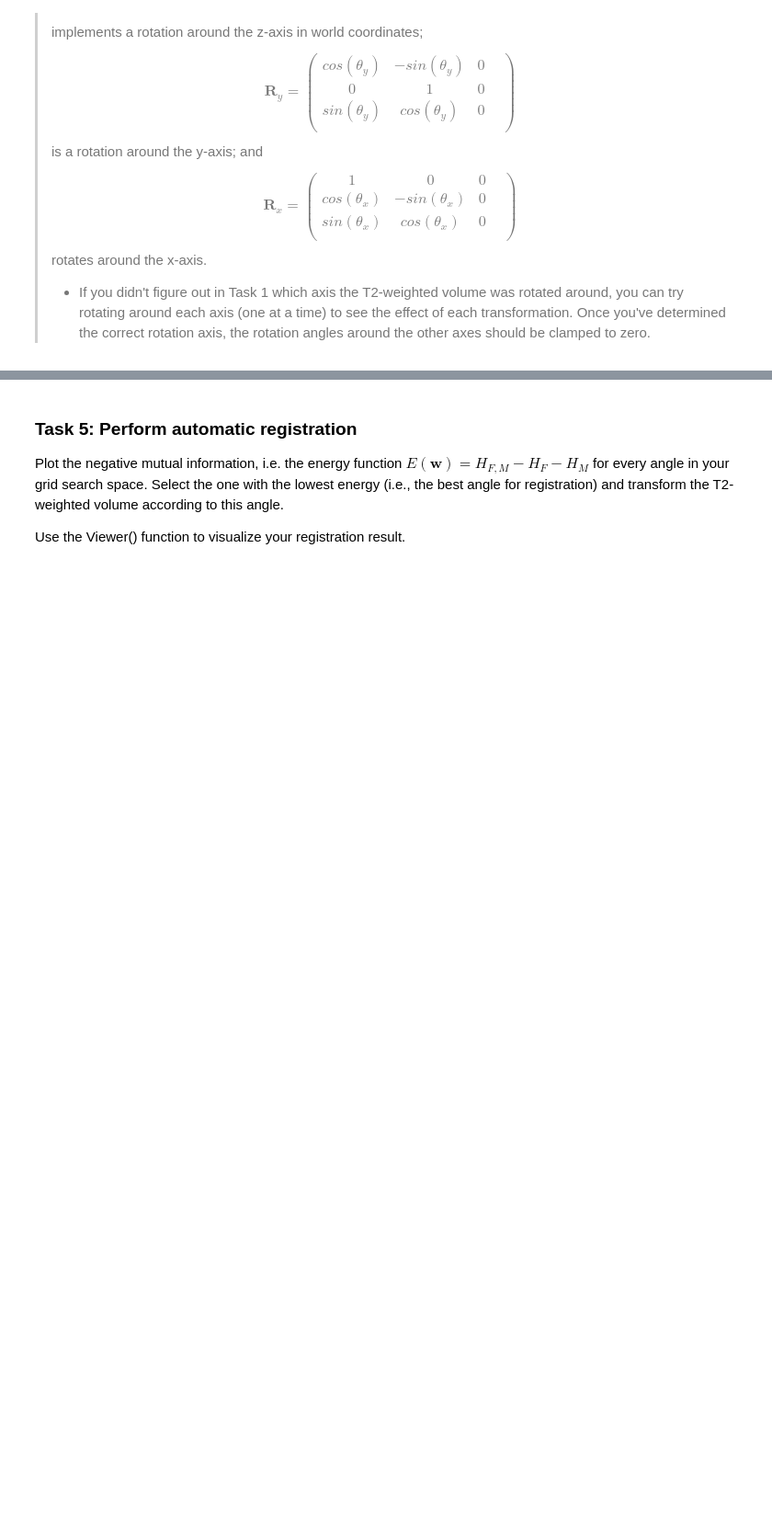
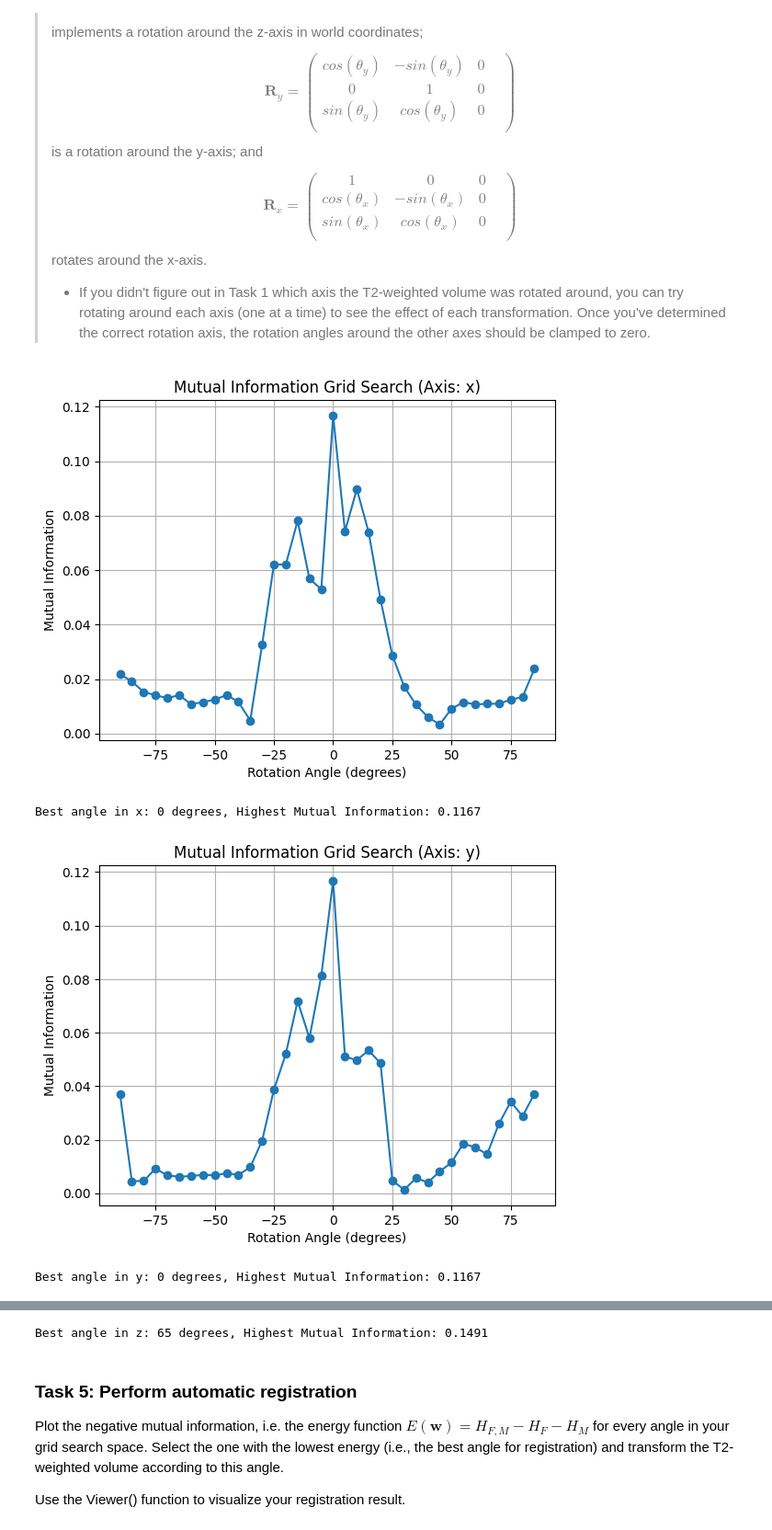
Before and after one commit to aliciags/medical-image-analysis-dtu, a Jupyter notebook: w3/Ex3_student.ipynb, the cells around one changed output, grey strips where cells are left out. Shown: that part at 92% size. Drawn from its saved outputs; the diff is of its cells as text; code cells hidden in the pictures; blank space fills up the shorter version.

```diff
--- a/w3/Ex3_student.ipynb
+++ b/w3/Ex3_student.ipynb
@@ -223,0 +388,7 @@ Use your new function to compute the mutual information between the T1-weighted
+# %%
+if T1_data.shape != T2_data_resampled.shape:
+    raise ValueError("Recheck the sizes of the data: T1 and resampled T2 are not the same shape.")
+else:
+    # Calculate Mutual Information
+    mi_value = calculate_mutual_information(hist, t1_masked, t2_masked, bins=32)
+    print(f"Mutual Information between the two images: {mi_value}")
@@ -270,0 +480,61 @@ $$
+# %%
+# Define a range of candidate angles (in degrees) to search over
+a_lowest = -90   # Minimum angle
+a_highest = 90   # Maximum angle
+angle_range = np.arange(a_lowest, a_highest, 5)  # Grid search over angles at 5-degree intervals
+
+# Convert the angles to radians for trigonometric calculations
+angle_range_radians = np.deg2rad(angle_range)
+
+# Different axes to rotate the image around
+axes = ['x','y','z']
+
+# for each axis in [x,y,z] we will rotate the image and calculate the mutual information
+for axis in axes:
+    # Storage for the mutual information values
+    mi_values = []
+
+    for theta in angle_range_radians:
+        # Create the rotation matrix
+        if axis == 'x':
+            R = rotation_matrix_x(theta)
+        elif axis == 'y':
+            R = rotation_matrix_y(theta)
+        else:
+            R = rotation_matrix_z(theta)
+
+        # Apply the rotation matrix to the voxel coordinates
+        T2_voxel_coords_rotated = R @ T2_voxel_coords_n[:3, :]
+
+        # Resample the T2-weighted volume
+        T2_data_resampled = scipy.ndimage.map_coordinates(T2_data, T2_voxel_coords_rotated, order=3).reshape(T1_data.shape)
+
+        # Compute the mutual information between the resampled T2 image and the fixed T1 image
+        t1_masked, t2_masked = mask(T1_data, T2_data_resampled, threshold=10)
+        hist = np.histogram2d(t1_masked, t2_masked, bins=32)[0]
+        mi_value = calculate_mutual_information(hist, t1_masked, t2_masked, bins=32)
+
+        # Store the MI value for this angle
+        mi_values.append(mi_value)
+
+        # print(f"Angle: {np.rad2deg(theta):.2f}°, Mutual Information: {mi_value:.4f}")
+
+    # plot the mutual information values
+    plt.figure()
+    plt.plot(np.rad2deg(angle_range_radians), mi_values, 'o-')
+    plt.xlabel('Rotation Angle (degrees)')
+    plt.ylabel('Mutual Information')
+    plt.title(f'Mutual Information Grid Search (Axis: {axis})')
+    plt.grid(True)
+    plt.show()
+
+    # Find the best angle corresponding to the highest mutual information
+    best_angle_index = np.argmax(mi_values)
+    best_angle = angle_range[best_angle_index]
+
+    print(f"Best angle in {axis}: {best_angle} degrees, Highest Mutual Information: {mi_values[best_angle_index]:.4f}")
+# %% [output]
+[figure, added]
+Best angle in x: 0 degrees, Highest Mutual Information: 0.1167
+[figure, added]
+Best angle in y: 0 degrees, Highest Mutual Information: 0.1167
@@ -271,3 +542,4 @@ $$
+Best angle in z: 65 degrees, Highest Mutual Information: 0.1491
 # %% [markdown]
 ### Task 5: Perform automatic registration
 
```
Also changed, not shown: parts of 16 cells of this notebook, 4 other files.
